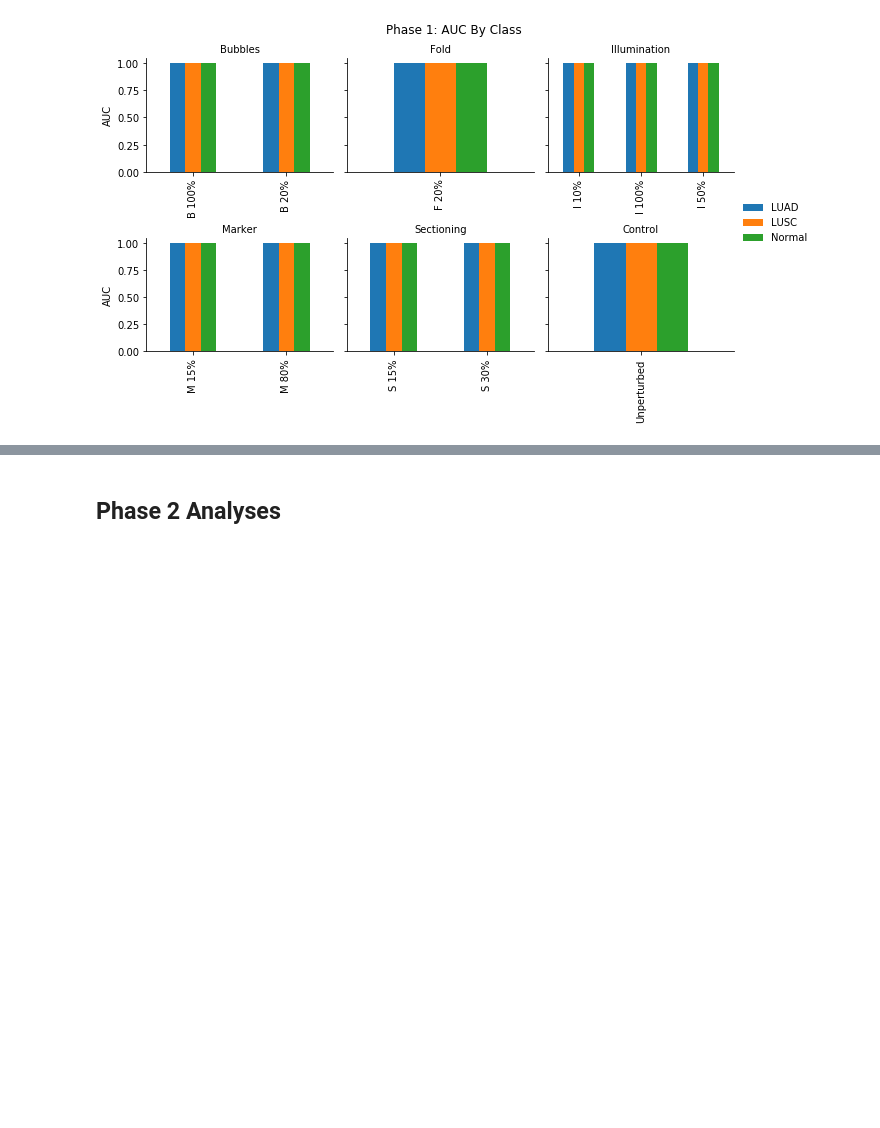
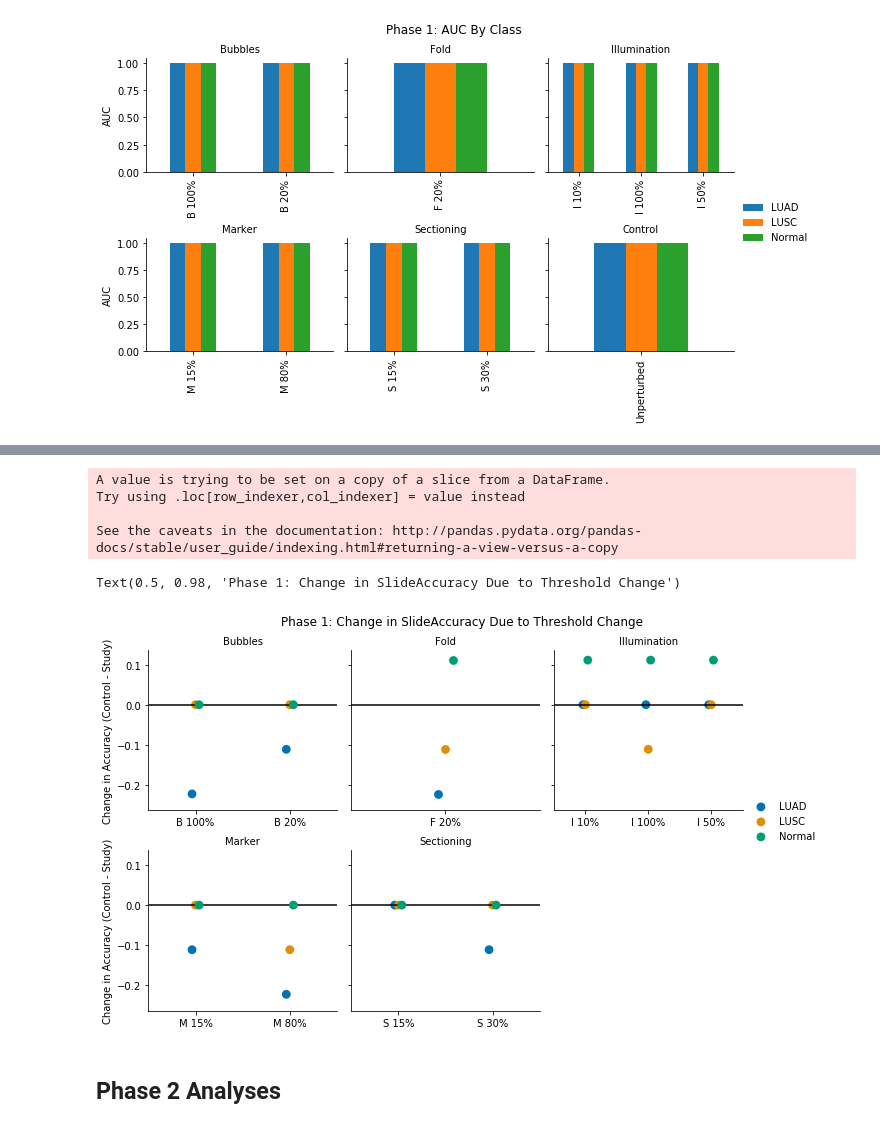
Before and after one commit to Systems-Imaging-Bioinformatics-Lab/histopath_failure_modes, a Jupyter notebook: Results.ipynb, the cells around one changed output, grey strips where cells are left out. Saved outputs shown, nothing was run; the diff lists cells and outputs as text; code cells hidden in the pictures; blank space fills up the shorter version.

```diff
--- a/Results.ipynb
+++ b/Results.ipynb
@@ -146,3 +191,23 @@ Text(0.5, 0.98, 'Phase 1: AUC By Class')
+# %%
+slide_relative_acc = threshold_analysis(phase1_slide_probs,phase1_slide_auc)
+g = sns.FacetGrid(slide_relative_acc[slide_relative_acc["group"]!="Control"], col="group",sharex=False,col_wrap=3)
+g.map_dataframe(sns.pointplot,join=False,dodge=True, x="study", y="delta_acc",hue="true_class",palette="colorblind",hue_order=["LUAD","LUSC","Normal"])
+def plot_0_line(**kwargs):
+    plt.axhline(y=0,**kwargs)
+g.map(plot_0_line,color="black")
+g.add_legend()
+g.set_titles("{col_name}")
+g.set_ylabels("Change in Accuracy (Control - Study)")
+g.set_xlabels("")
+plt.subplots_adjust(top=0.9)
+plt.suptitle("Phase 1: Change in SlideAccuracy Due to Threshold Change")
+# %% [output]
+A value is trying to be set on a copy of a slice from a DataFrame.
+Try using .loc[row_indexer,col_indexer] = value instead
+
+See the caveats in the documentation: http://pandas.pydata.org/pandas-docs/stable/user_guide/indexing.html#returning-a-view-versus-a-copy
+Text(0.5, 0.98, 'Phase 1: Change in SlideAccuracy Due to Threshold Change')
+[figure, added]
 # %% [markdown]
 ## Phase 2 Analyses
 # %%
```
Also changed, not shown: parts of 3 cells of this notebook, 1 other file.
